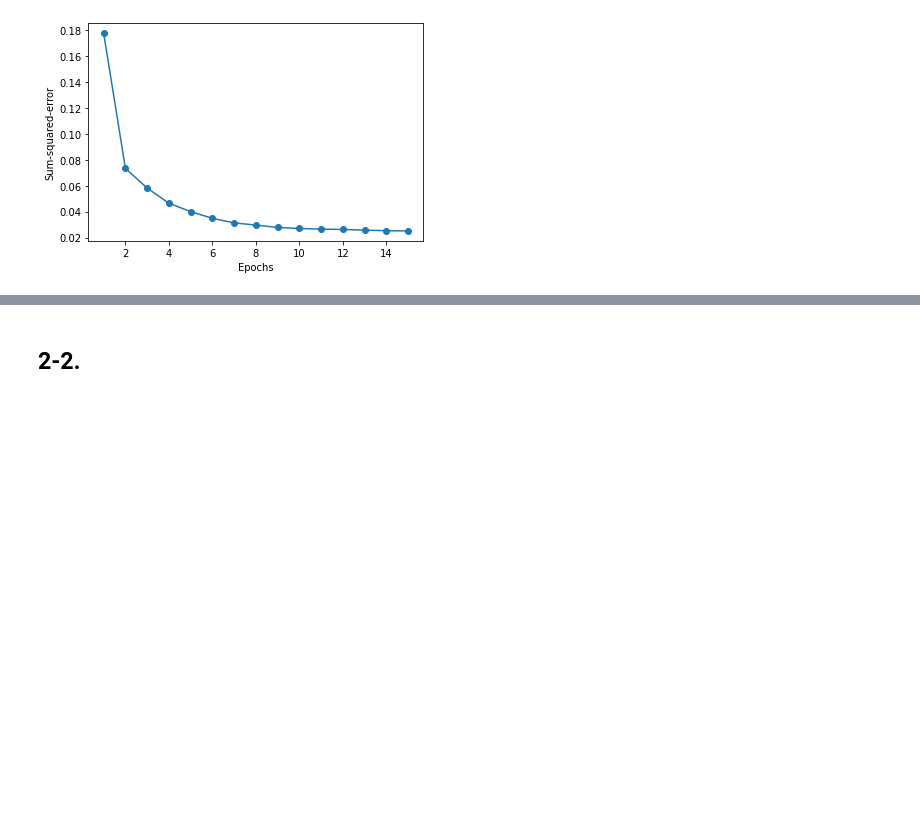
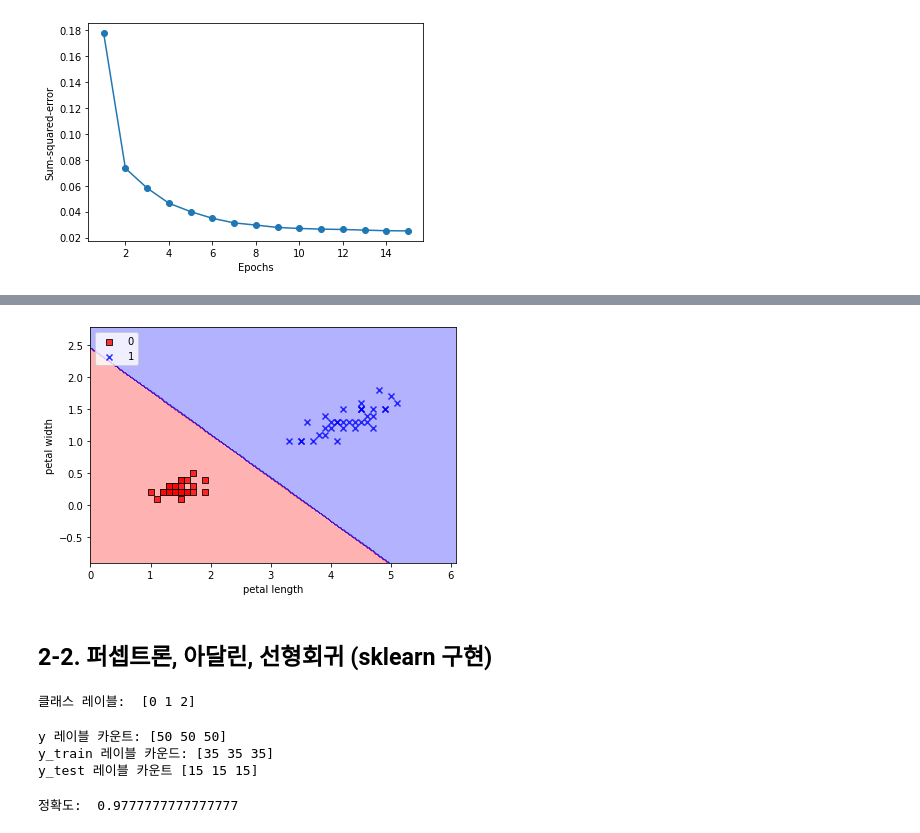
Before and after one commit to jerry-ryu/ML_beginning, a Jupyter notebook: 3.Classification.ipynb, the cells around one changed output, grey strips where cells are left out. Cells and saved outputs as stored; diff of their text form; code cells hidden in the pictures; blank space fills up the shorter version.

```diff
--- a/3.Classification.ipynb
+++ b/3.Classification.ipynb
@@ -1301,2 +1452,25 @@ plt.show()
+# %%
+X_train_01_subset = X_train[(y_train==0) | (y_train == 1)]
+y_train_01_subset = y_train[(y_train==0) | (y_train == 1)]
+lrgd = LogisticRegressionGD(eta = 0.05, n_iter = 1000, random_state = 1)
+lrgd.fit(X_train_01_subset, y_train_01_subset)
+plot_decision_regions(X = X_train_01_subset, y = y_train_01_subset, classifier = lrgd)
+plt.xlabel('petal length')
+plt.ylabel('petal width')
+plt.legend(loc = 'upper left')
+plt.tight_layout()
+plt.show()
+# %% [output]
+[figure, added]
 # %% [markdown]
-## 2-2.
+## 2-2. 퍼셉트론, 아달린, 선형회귀 (sklearn 구현)
+# %%
+# 파이썬 데이터셋 가져오기
+from sklearn import datasets
+
+iris = datasets.load_iris()
+X = iris.data[:,[2,3]]
+y = iris.target
+print("클래스 레이블: ", np.unique(y))
+# %% [output]
+클래스 레이블:  [0 1 2]
@@ -1302,0 +1481,11 @@ plt.show()
+# %%
+# 레이블 카운드, np.bincount(), 0부터 가장 큰 값까지 각각의 발생빈도수 반환
+print("y 레이블 카운트:", np.bincount(y))
+print("y_train 레이블 카운드:", np.bincount(y_train))
+print("y_test 레이블 카운트", np.bincount(y_test))
+
+## stratify = y로 데이터셋을 나눴기 때문에 레이블마다 같은 비율로 데이터셋이 구성되어있다
+# %% [output]
+y 레이블 카운트: [50 50 50]
+y_train 레이블 카운드: [35 35 35]
+y_test 레이블 카운트 [15 15 15]
@@ -1302,0 +1499,11 @@ plt.show()
+# %%
+# 퍼셉트론 훈련하기
+from sklearn.linear_model import Perceptron
+from sklearn.metrics import accuracy_score
+
+ppn = Perceptron(max_iter=40, eta0 = 0.1, tol = 1e-3, random_state = 1) # tol= 최적화 허용오차
+ppn.fit(X_train_std, y_train)
+y_pred = ppn.predict(X_test_std)
+print("정확도: ", accuracy_score(y_test, y_pred))
+# %% [output]
+정확도:  0.9777777777777777
```
Also changed, not shown: parts of 16 cells of this notebook.
